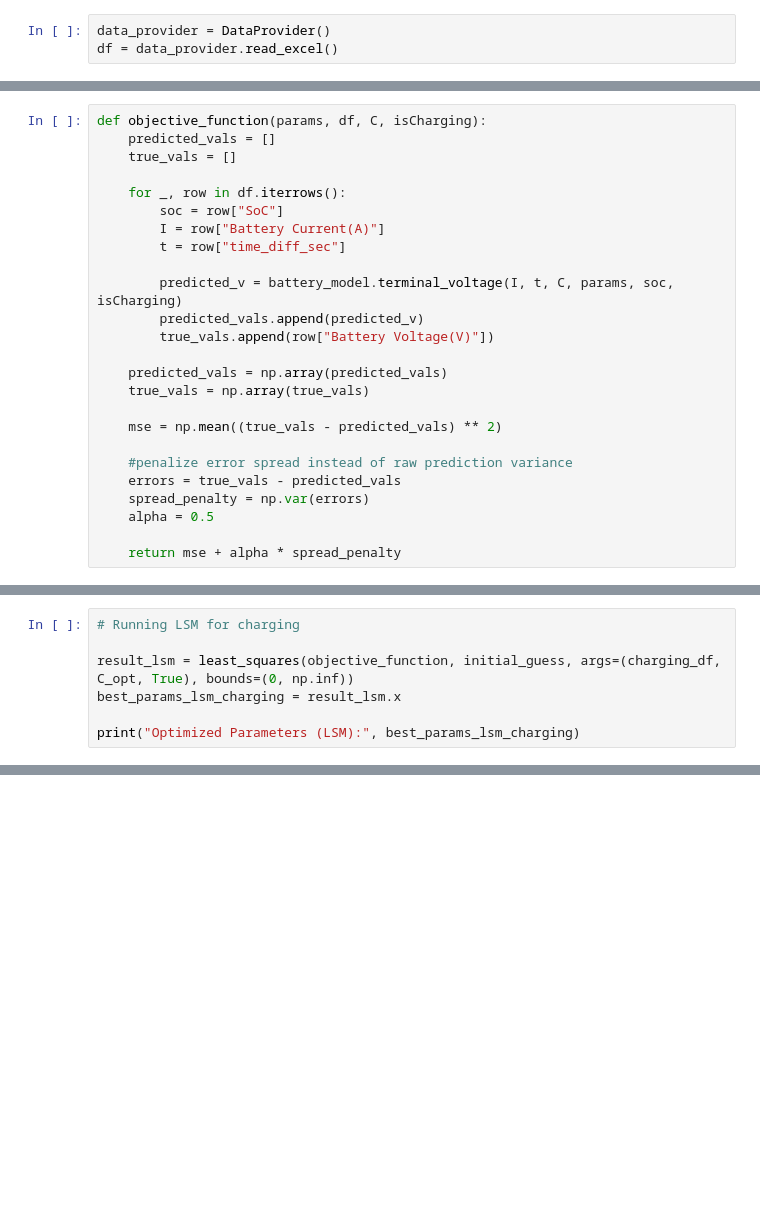
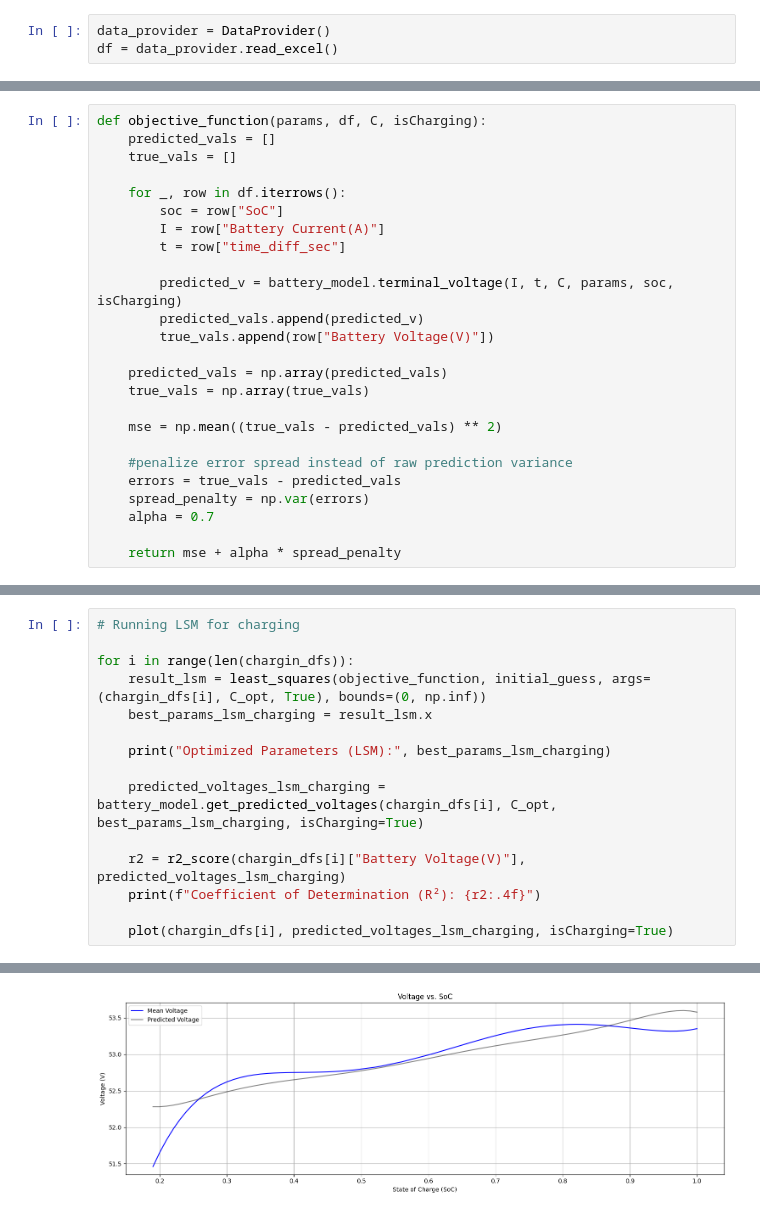
Before and after one commit to dimaherez/battery-model, a Jupyter notebook: main.ipynb, the cells around one changed output, grey strips where cells are left out. Saved outputs shown, nothing was run; the diff lists cells and outputs as text; blank space fills up the shorter version.

```diff
--- a/main.ipynb
+++ b/main.ipynb
@@ -51,7 +61,7 @@ def objective_function(params, df, C, isCharging):
     #penalize error spread instead of raw prediction variance
     errors = true_vals - predicted_vals
     spread_penalty = np.var(errors)
-    alpha = 0.5
+    alpha = 0.7
 
     return mse + alpha * spread_penalty
 # %%
@@ -126,7 +185,16 @@ initial_guess = np.array([
 # %%
 # Running LSM for charging
 
-result_lsm = least_squares(objective_function, initial_guess, args=(charging_df, C_opt, True), bounds=(0, np.inf))
-best_params_lsm_charging = result_lsm.x
+for i in range(len(chargin_dfs)):
+    result_lsm = least_squares(objective_function, initial_guess, args=(chargin_dfs[i], C_opt, True), bounds=(0, np.inf))
+    best_params_lsm_charging = result_lsm.x
 
-print("Optimized Parameters (LSM):", best_params_lsm_charging)
+    print("Optimized Parameters (LSM):", best_params_lsm_charging)
+
+    predicted_voltages_lsm_charging = battery_model.get_predicted_voltages(chargin_dfs[i], C_opt, best_params_lsm_charging, isCharging=True)
+
+    r2 = r2_score(chargin_dfs[i]["Battery Voltage(V)"], predicted_voltages_lsm_charging)
+    print(f"Coefficient of Determination (R²): {r2:.4f}")
+
+    plot(chargin_dfs[i], predicted_voltages_lsm_charging, isCharging=True)
+# %% [output]
@@ -132,0 +210 @@ print("Optimized Parameters (LSM):", best_params_lsm_charging)
+[figure, added]
```
Also changed, not shown: parts of 24 cells of this notebook, 2 other files.
